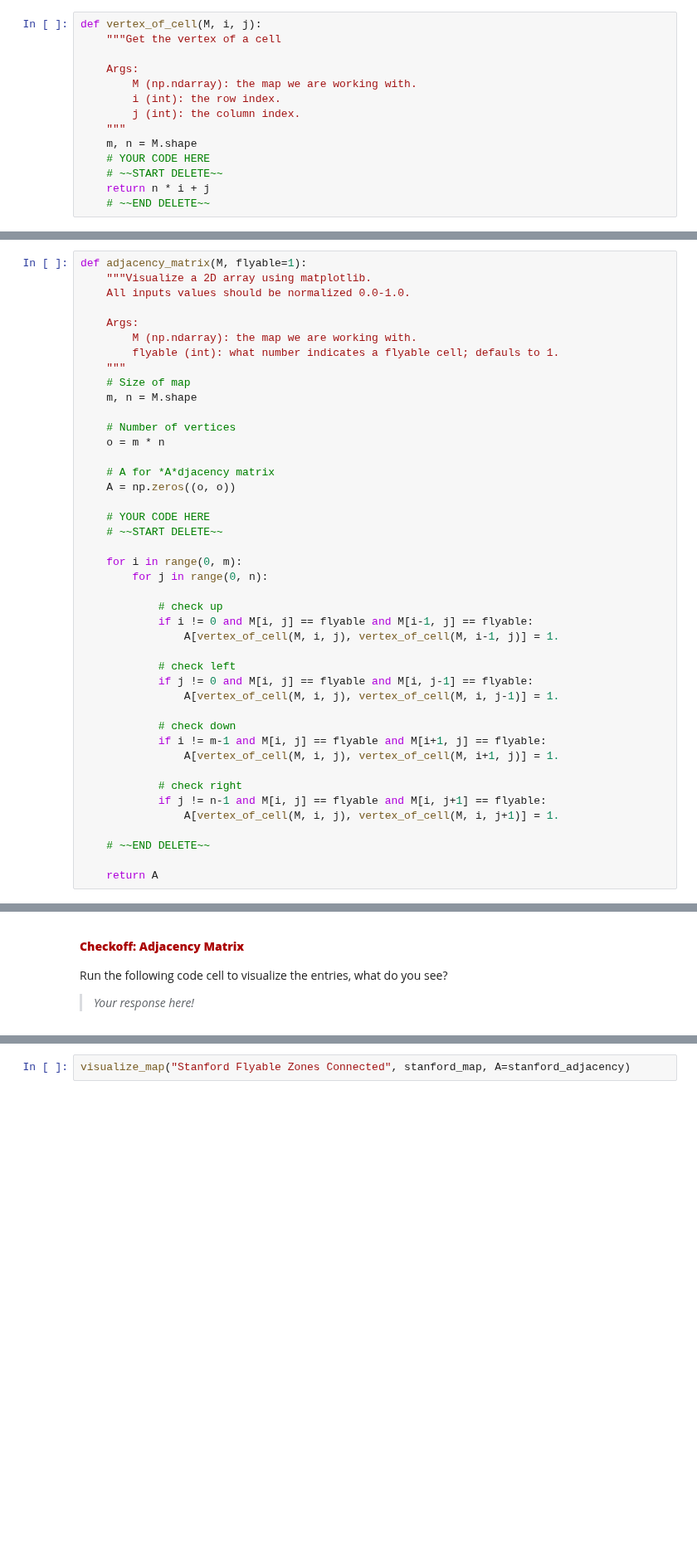
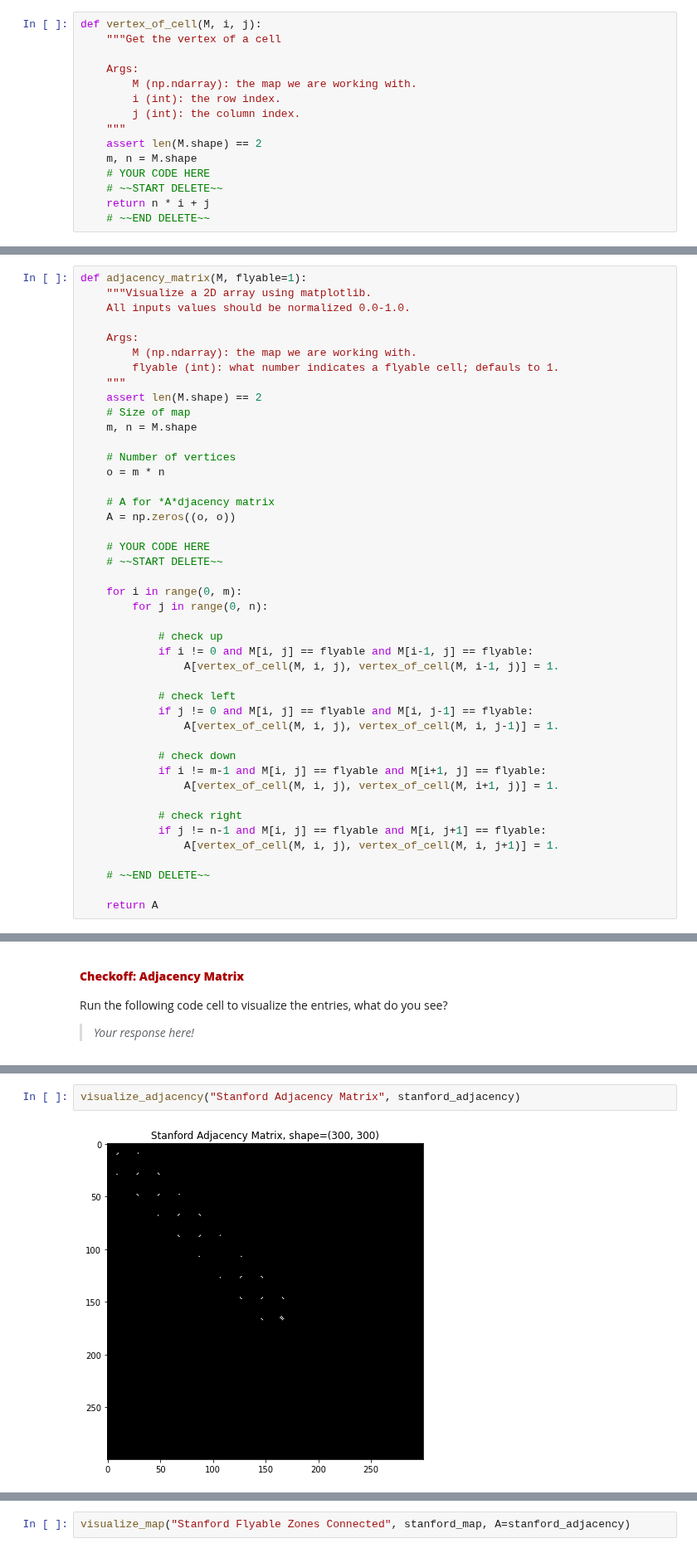
Before and after one commit to brentyi/ai4all_robotics_2020, a Jupyter notebook: graphs/Graphs 1.ipynb, the cells around one changed output, grey strips where cells are left out. Shown at 83% size. Cells and saved outputs as stored; diff of their text form; blank space fills up the shorter version.

Commit message:
add graphs

```diff
--- a/graphs/Graphs 1.ipynb
+++ b/graphs/Graphs 1.ipynb
@@ -145,6 +152,7 @@ def vertex_of_cell(M, i, j):
         i (int): the row index.
         j (int): the column index.
     """
+    assert len(M.shape) == 2
     m, n = M.shape
     # YOUR CODE HERE
     # ~~START DELETE~~
@@ -187,6 +203,7 @@ def adjacency_matrix(M, flyable=1):
         M (np.ndarray): the map we are working with.
         flyable (int): what number indicates a flyable cell; defauls to 1.
     """
+    assert len(M.shape) == 2
     # Size of map
     m, n = M.shape
 
@@ -239,3 +249,7 @@ plt.imshow(stanford_adjacency)
+# %%
+visualize_adjacency("Stanford Adjacency Matrix", stanford_adjacency)
+# %% [output]
+[figure, added]
 # %% [markdown]
 <div style="color: #a00; font-weight: 800; padding: 1em 0; border-top: 0.4em solid #eee;">Checkoff: Graph on map visualization</div>
 
```
Also changed, not shown: parts of 20 cells of this notebook.
